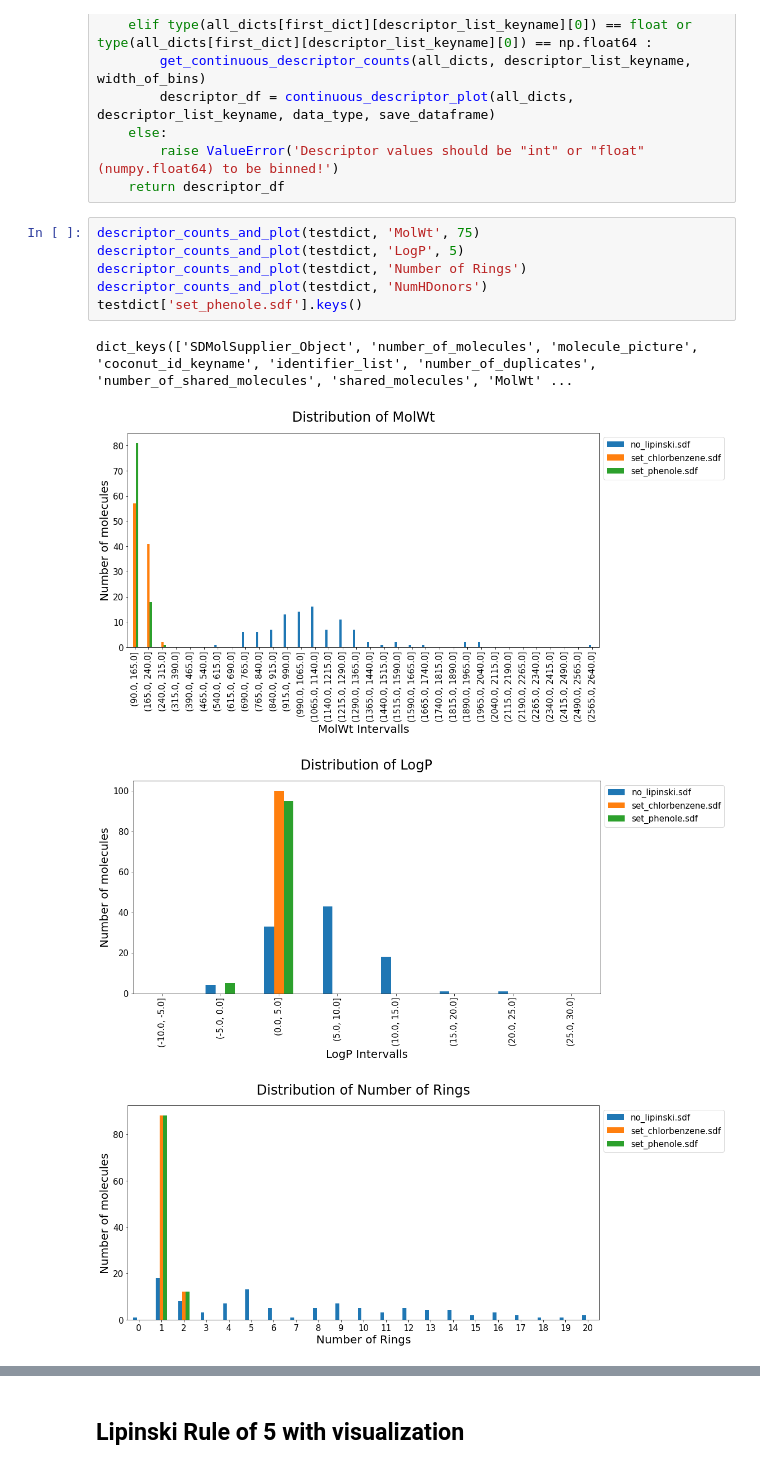
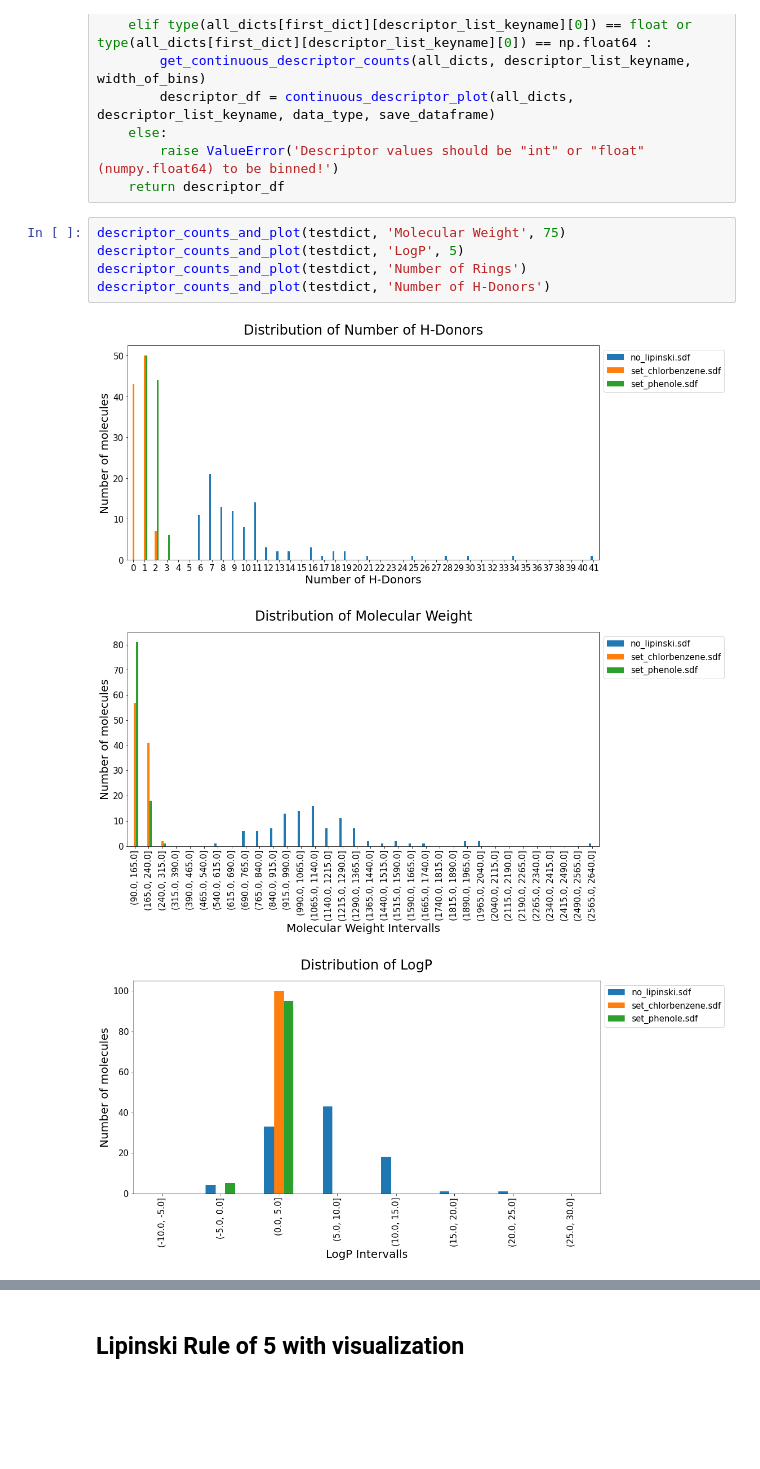
Before and after one commit to Steinbeck-Lab/ChemIcal-DatasEt-comparatoR, a Jupyter notebook: Praktikum_V3.ipynb, the cells around one changed output, grey strips where cells are left out. Saved outputs shown, nothing was run; the diff lists cells and outputs as text; blank space fills up the shorter version.

```diff
--- a/Praktikum_V3.ipynb
+++ b/Praktikum_V3.ipynb
@@ -691,13 +749,11 @@ def descriptor_counts_and_plot(all_dicts: dict,
         raise ValueError('Descriptor values should be "int" or "float" (numpy.float64) to be binned!')
     return descriptor_df
 # %%
-descriptor_counts_and_plot(testdict, 'MolWt', 75)
+descriptor_counts_and_plot(testdict, 'Molecular Weight', 75)
 descriptor_counts_and_plot(testdict, 'LogP', 5)
 descriptor_counts_and_plot(testdict, 'Number of Rings')
-descriptor_counts_and_plot(testdict, 'NumHDonors')
-testdict['set_phenole.sdf'].keys()
+descriptor_counts_and_plot(testdict, 'Number of H-Donors')
 # %% [output]
-dict_keys(['SDMolSupplier_Object', 'number_of_molecules', 'molecule_picture', 'coconut_id_keyname', 'identifier_list', 'number_of_duplicates', 'number_of_shared_molecules', 'shared_molecules', 'MolWt' ...
-[figure, old version]
+[figure, new version]
-[figure, old version]
+[figure, new version]
-[figure, old version]
+[figure, new version]
```
Also changed, not shown: parts of 18 cells of this notebook.
